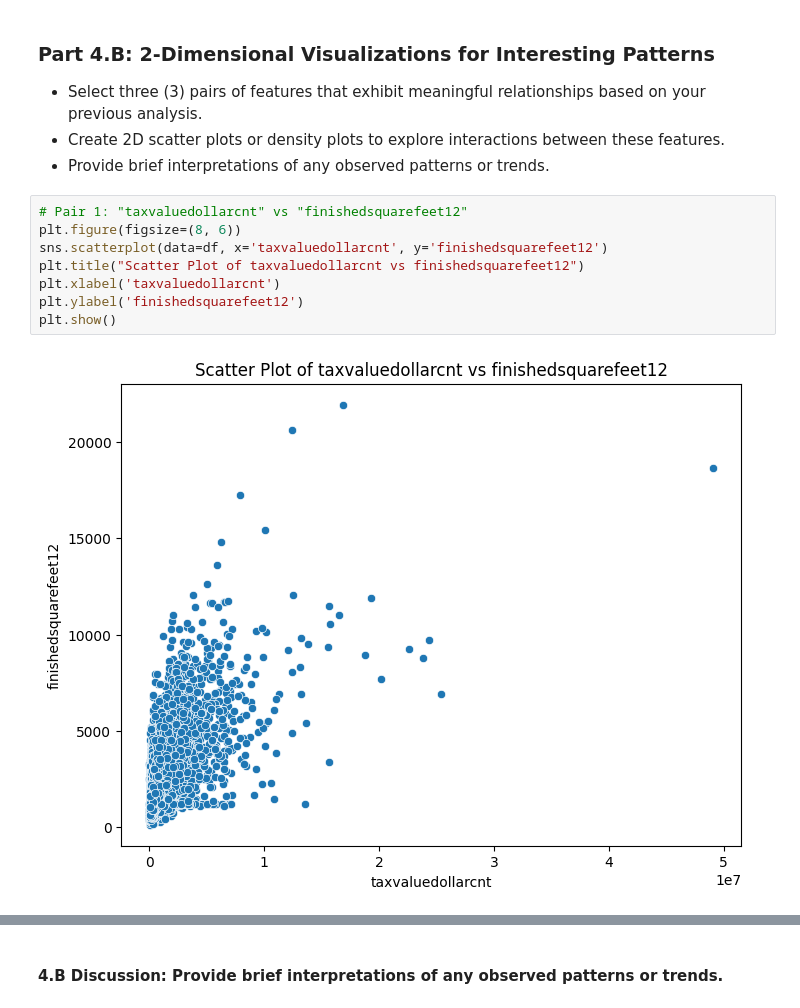
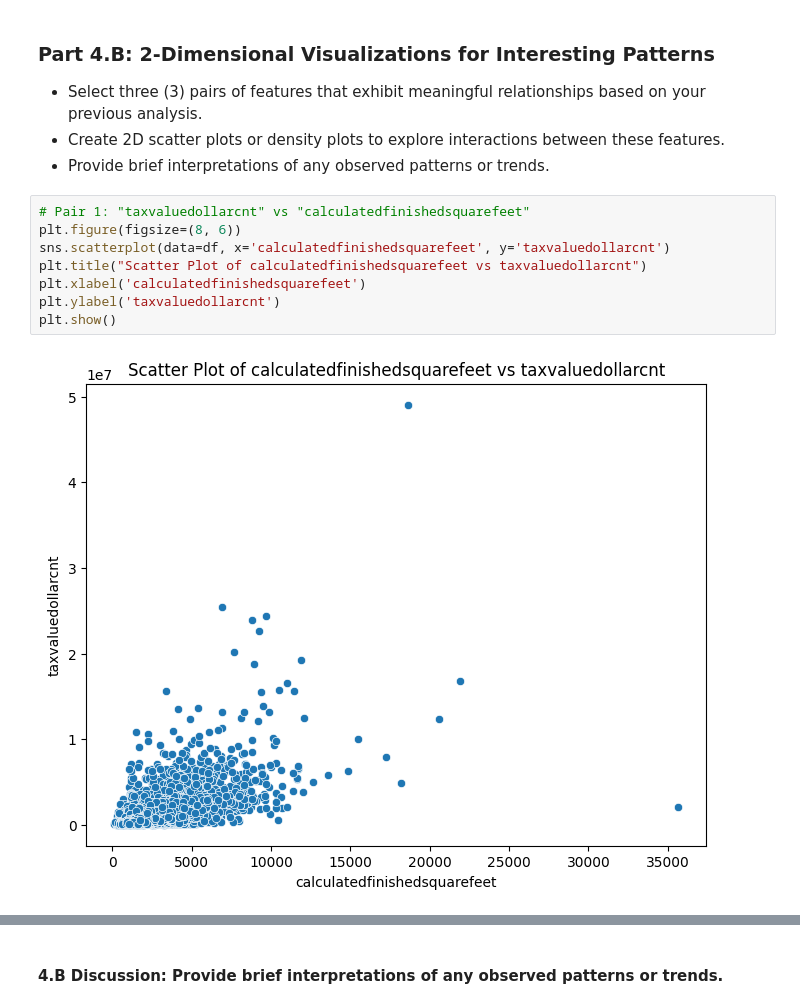
Before and after one commit to hnm15/Mod3_Machine-Learning-Fundamentals, a Jupyter notebook: Milestone_01 (1).ipynb, the cells around one changed output, grey strips where cells are left out. Drawn from its saved outputs; the diff is of its cells as text.

```diff
--- a/Milestone_01 (1).ipynb
+++ b/Milestone_01 (1).ipynb
@@ -797,13 +810,13 @@ Pay particular attention to especially interesting and/or strongly correlated fe
    - Create 2D scatter plots or density plots to explore interactions between these features.
    - Provide brief interpretations of any observed patterns or trends.
 # %%
-# Pair 1: "taxvaluedollarcnt" vs "finishedsquarefeet12"
+# Pair 1: "taxvaluedollarcnt" vs "calculatedfinishedsquarefeet"
 plt.figure(figsize=(8, 6))
-sns.scatterplot(data=df, x='taxvaluedollarcnt', y='finishedsquarefeet12')
-plt.title("Scatter Plot of taxvaluedollarcnt vs finishedsquarefeet12")
-plt.xlabel('taxvaluedollarcnt')
-plt.ylabel('finishedsquarefeet12')
+sns.scatterplot(data=df, x='calculatedfinishedsquarefeet', y='taxvaluedollarcnt')
+plt.title("Scatter Plot of calculatedfinishedsquarefeet vs taxvaluedollarcnt")
+plt.xlabel('calculatedfinishedsquarefeet')
+plt.ylabel('taxvaluedollarcnt')
 plt.show()
 # %% [output]
-[figure, old version]
+[figure, new version]
 # %%
```
Also changed, not shown: parts of 19 cells of this notebook.
